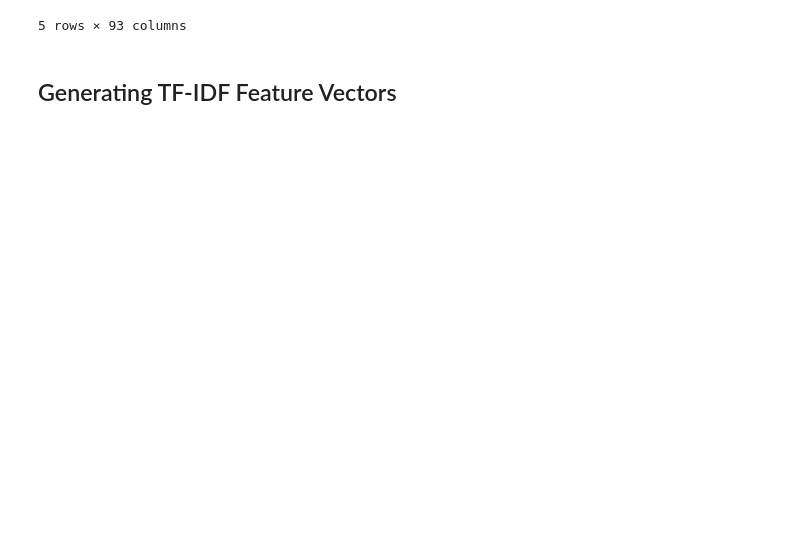
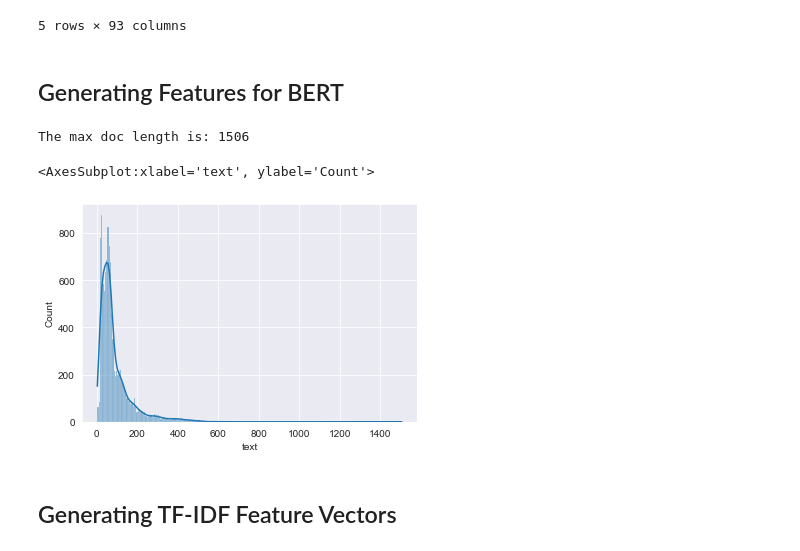
Before and after one commit to BobbyLumpkin/Multilabel-Text-Classification, a Jupyter notebook: Preprocessing and Dimension Reduction/Text_Preprocessing.ipynb, the cells around one changed output. Drawn from its saved outputs; the diff is of its cells as text; code cells hidden in the pictures; blank space fills up the shorter version.

Commit message:
Added BERT features

```diff
--- a/Preprocessing and Dimension Reduction/Text_Preprocessing.ipynb
+++ b/Preprocessing and Dimension Reduction/Text_Preprocessing.ipynb
@@ -36,6 +36,12 @@ import nltk
 from nltk.corpus import stopwords
 from tensorflow.keras.preprocessing.text import Tokenizer
 from tensorflow.keras.preprocessing.sequence import pad_sequences
+from transformers import AutoTokenizer
+from transformers import TFAutoModel
+import tensorflow as tf
+import seaborn as sns
+sns.set_style('darkgrid')
+import matplotlib.pyplot as plt
 # %% [markdown]
 ## Loading the Reuters-21578 Dataset
 # %%
@@ -149,3 +156,5 @@ label_list = list(reutersDF.columns[3:])
 label_list_dict = {'label_list' : label_list}
 #with open("Data/label_list.json", "w") as outfile:
 #    json.dump(label_list, outfile)
+# %% [markdown]
+## Generating Features for BERT
@@ -151,0 +172,15 @@ label_list_dict = {'label_list' : label_list}
+# %%
+seqlen = reutersDF['text'].apply(lambda x: len(x.split()))
+max_doc_length = 0
+for doc in reutersDF['text']:
+    if len(doc.split()) > max_doc_length:
+        max_doc_length = len(doc.split())
+
+max_length = max_doc_length
+
+print(f"The max doc length is: {max_length}")
+sns.histplot(seqlen, kde = True)
+# %% [output]
+The max doc length is: 1506
+<AxesSubplot:xlabel='text', ylabel='Count'>
+[figure, added]
```
Also changed, not shown: parts of 9 cells of this notebook.
